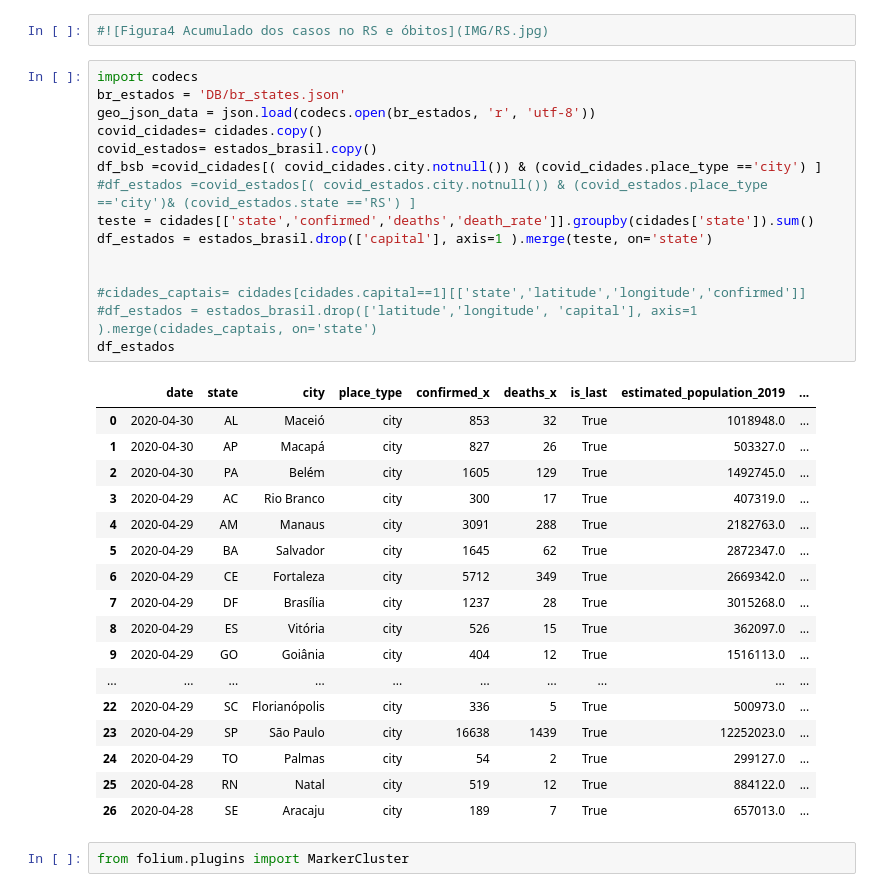
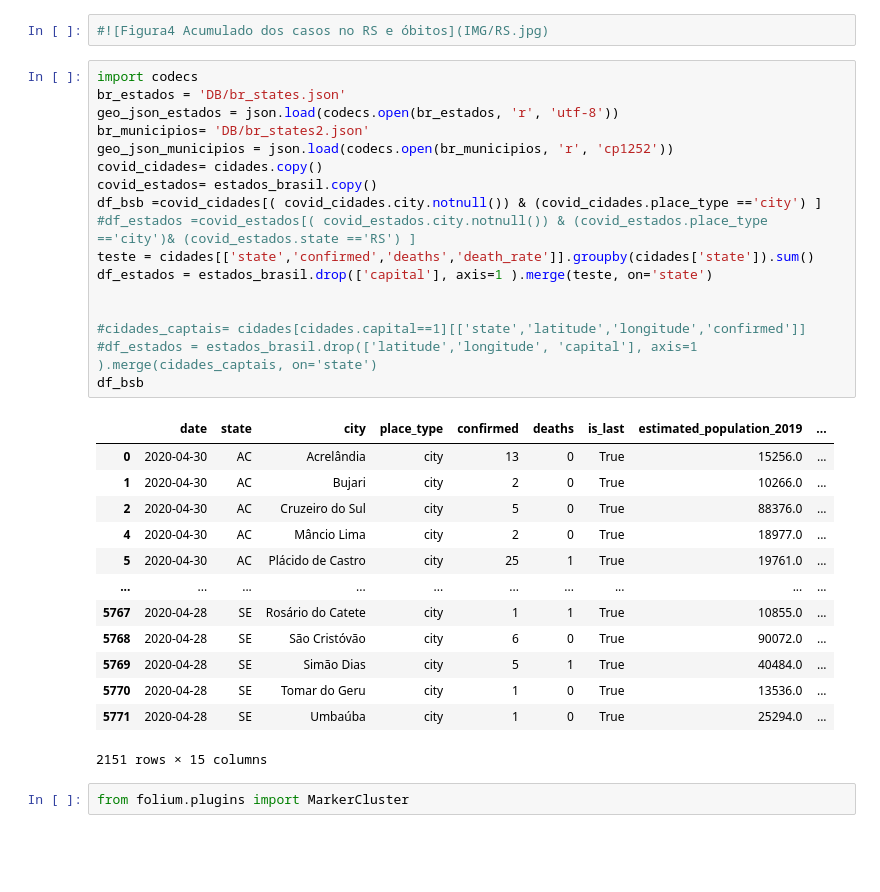
Before and after one commit to JonerMello/COVID19, a Jupyter notebook: COVID_19_Brasil.ipynb, the cells around one changed output. Saved outputs shown, nothing was run; the diff lists cells and outputs as text; blank space fills up the shorter version.

```diff
--- a/COVID_19_Brasil.ipynb
+++ b/COVID_19_Brasil.ipynb
@@ -390,35 +377,33 @@ fig.show()
 # %%
 import codecs
 br_estados = 'DB/br_states.json'
-geo_json_data = json.load(codecs.open(br_estados, 'r', 'utf-8'))
+geo_json_estados = json.load(codecs.open(br_estados, 'r', 'utf-8'))
+br_municipios= 'DB/br_states2.json'
+geo_json_municipios = json.load(codecs.open(br_municipios, 'r', 'cp1252'))
 covid_cidades= cidades.copy()
 covid_estados= estados_brasil.copy()
 df_bsb =covid_cidades[( covid_cidades.city.notnull()) & (covid_cidades.place_type =='city') ]
 #df_estados =covid_estados[( covid_estados.city.notnull()) & (covid_estados.place_type =='city')& (covid_estados.state =='RS') ]
 teste = cidades[['state','confirmed','deaths','death_rate']].groupby(cidades['state']).sum()
 df_estados = estados_brasil.drop(['capital'], axis=1 ).merge(teste, on='state')
 
 
 #cidades_captais= cidades[cidades.capital==1][['state','latitude','longitude','confirmed']]
 #df_estados = estados_brasil.drop(['latitude','longitude', 'capital'], axis=1 ).merge(cidades_captais, on='state')
-df_estados
+df_bsb
 # %% [output]
-|  | date | state | city | place_type | confirmed_x | deaths_x | is_last | estimated_population_2019 | ... |
-| 0 | 2020-04-30 | AL | Maceió | city | 853 | 32 | True | 1018948.0 | ... |
-| 1 | 2020-04-30 | AP | Macapá | city | 827 | 26 | True | 503327.0 | ... |
-| 2 | 2020-04-30 | PA | Belém | city | 1605 | 129 | True | 1492745.0 | ... |
-| 3 | 2020-04-29 | AC | Rio Branco | city | 300 | 17 | True | 407319.0 | ... |
-| 4 | 2020-04-29 | AM | Manaus | city | 3091 | 288 | True | 2182763.0 | ... |
-| 5 | 2020-04-29 | BA | Salvador | city | 1645 | 62 | True | 2872347.0 | ... |
-| 6 | 2020-04-29 | CE | Fortaleza | city | 5712 | 349 | True | 2669342.0 | ... |
-| 7 | 2020-04-29 | DF | Brasília | city | 1237 | 28 | True | 3015268.0 | ... |
-| 8 | 2020-04-29 | ES | Vitória | city | 526 | 15 | True | 362097.0 | ... |
-| 9 | 2020-04-29 | GO | Goiânia | city | 404 | 12 | True | 1516113.0 | ... |
+|  | date | state | city | place_type | confirmed | deaths | is_last | estimated_population_2019 | ... |
+| 0 | 2020-04-30 | AC | Acrelândia | city | 13 | 0 | True | 15256.0 | ... |
+| 1 | 2020-04-30 | AC | Bujari | city | 2 | 0 | True | 10266.0 | ... |
+| 2 | 2020-04-30 | AC | Cruzeiro do Sul | city | 5 | 0 | True | 88376.0 | ... |
+| 4 | 2020-04-30 | AC | Mâncio Lima | city | 2 | 0 | True | 18977.0 | ... |
+| 5 | 2020-04-30 | AC | Plácido de Castro | city | 25 | 1 | True | 19761.0 | ... |
 | ... | ... | ... | ... | ... | ... | ... | ... | ... | ... |
-| 22 | 2020-04-29 | SC | Florianópolis | city | 336 | 5 | True | 500973.0 | ... |
-| 23 | 2020-04-29 | SP | São Paulo | city | 16638 | 1439 | True | 12252023.0 | ... |
-| 24 | 2020-04-29 | TO | Palmas | city | 54 | 2 | True | 299127.0 | ... |
-| 25 | 2020-04-28 | RN | Natal | city | 519 | 12 | True | 884122.0 | ... |
-| 26 | 2020-04-28 | SE | Aracaju | city | 189 | 7 | True | 657013.0 | ... |
+| 5767 | 2020-04-28 | SE | Rosário do Catete | city | 1 | 1 | True | 10855.0 | ... |
+| 5768 | 2020-04-28 | SE | São Cristóvão | city | 6 | 0 | True | 90072.0 | ... |
+| 5769 | 2020-04-28 | SE | Simão Dias | city | 5 | 1 | True | 40484.0 | ... |
+| 5770 | 2020-04-28 | SE | Tomar do Geru | city | 1 | 0 | True | 13536.0 | ... |
+| 5771 | 2020-04-28 | SE | Umbaúba | city | 1 | 0 | True | 25294.0 | ... |
+2151 rows × 15 columns
 # %%
 from folium.plugins import MarkerCluster
```
Also changed, not shown: parts of 5 cells of this notebook, 1 other file.
